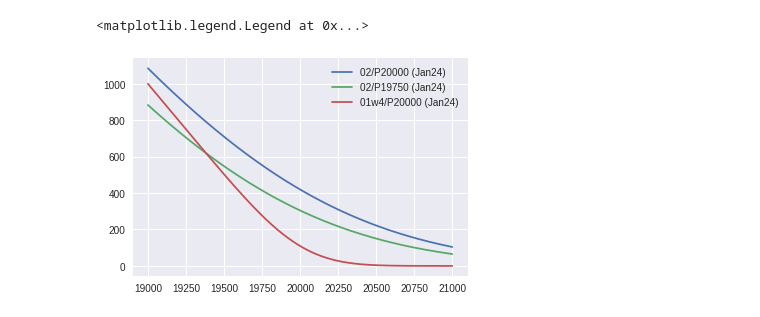
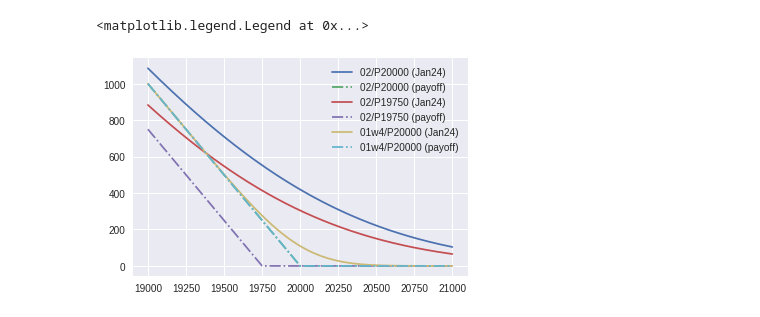
Before and after one commit to zaq9/simpleOption, a Jupyter notebook: example_graph.ipynb, the cells around one changed output. Saved outputs shown, nothing was run; the diff lists cells and outputs as text; code cells hidden in the pictures.

```diff
--- a/example_graph.ipynb
+++ b/example_graph.ipynb
@@ -14,10 +30,11 @@ sns.set_style('darkgrid')
 # %%
 # sample base graph
 x = np.arange(19000, 21000)
 setting(20250, 26, 20190124)
 for s in ['02/P20000', '02/P19750', '01w4/P20000']:
     plt.plot(x, np.vectorize(Option(s).v)(x), label=s + ' (Jan24)')
+    plt.plot(x, np.vectorize(Option(s).pay)(x),linestyle='dashdot', label=s + ' (payoff)')
 plt.legend(loc="best")
 # %% [output]
 <matplotlib.legend.Legend at 0x...>
-[figure, old version]
+[figure, new version]
```
Also changed, not shown: parts of 1 cell of this notebook.
